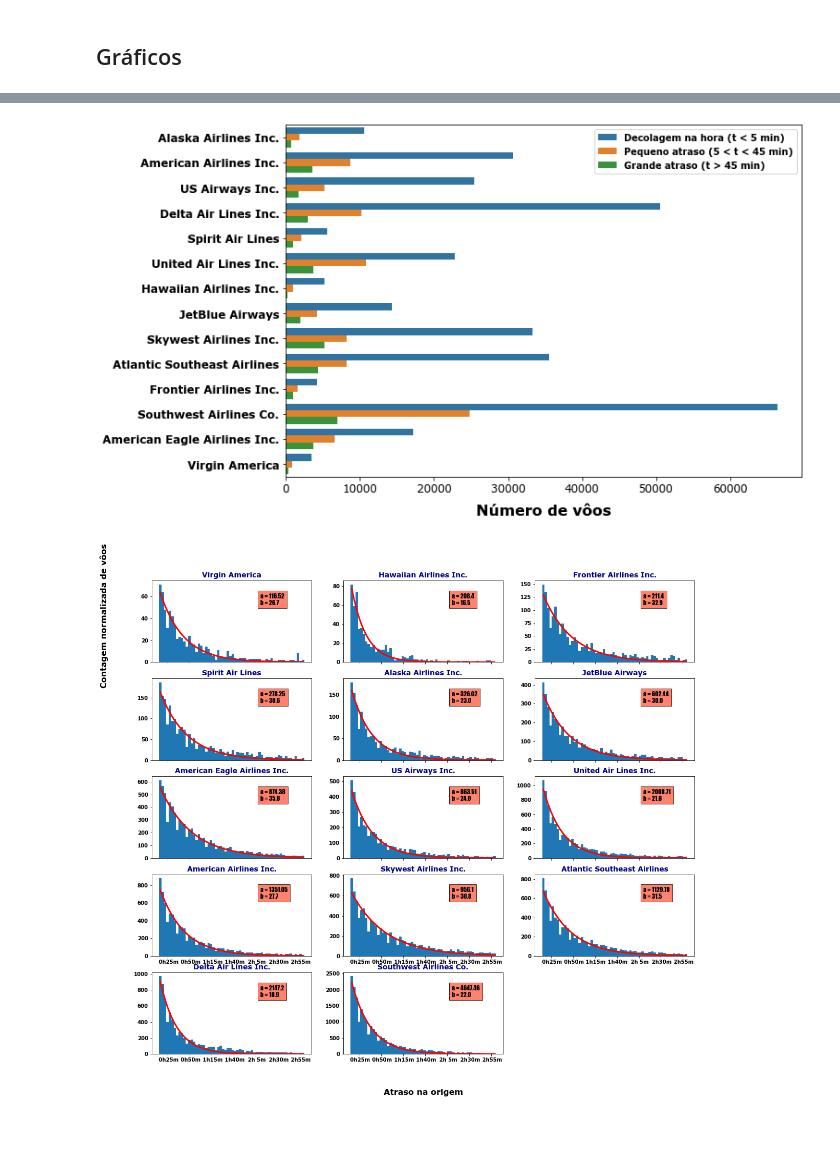
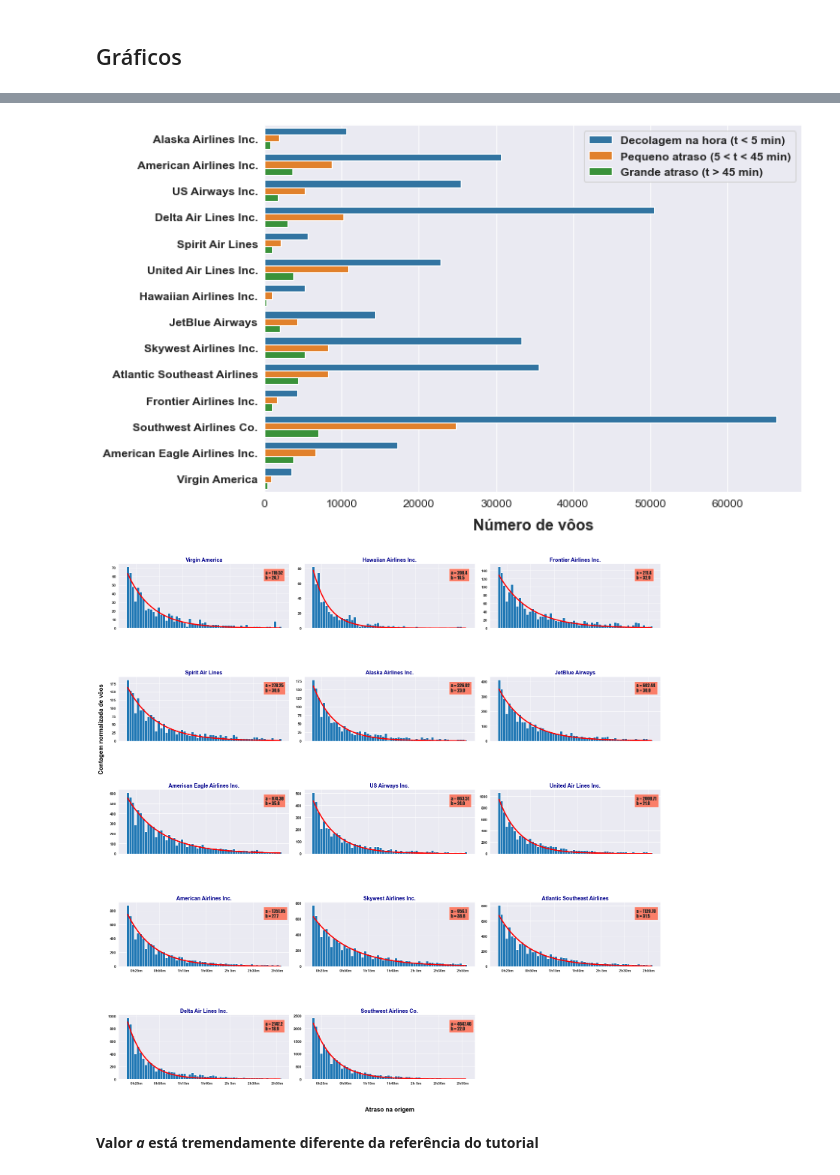
Before and after one commit to bekwendhausen/voos-kaggle-2015, a Jupyter notebook: flights-delay.ipynb, the cells around one changed output, grey strips where cells are left out. Drawn from its saved outputs; the diff is of its cells as text; code cells hidden in the pictures; blank space fills up the shorter version.

Commit message:
trabalhos até 22/03 15h20; TypeError e a parameter error presentes

```diff
--- a/flights-delay.ipynb
+++ b/flights-delay.ipynb
@@ -12,3 +22,27 @@ from scipy.optimize import curve_fit
+# %%
+import datetime, warnings, scipy
+import pandas as pd
+import numpy as np
+import seaborn as sns
+import matplotlib as mpl
+import matplotlib.pyplot as plt
+import matplotlib.patches as patches
+from matplotlib.patches import ConnectionPatch
+from collections import OrderedDict
+from matplotlib.gridspec import GridSpec
+from sklearn import metrics, linear_model
+from sklearn.preprocessing import PolynomialFeatures, StandardScaler
+from sklearn.preprocessing import LabelEncoder, OneHotEncoder
+from sklearn.model_selection import train_test_split, cross_val_score, cross_val_predict
+from scipy.optimize import curve_fit
+plt.rcParams["patch.force_edgecolor"] = True
+plt.style.use('fivethirtyeight')
+mpl.rc('patch', edgecolor = 'dimgray', linewidth=1)
+from IPython.core.interactiveshell import InteractiveShell
+InteractiveShell.ast_node_interactivity = "last_expr"
+pd.options.display.max_columns = 50
+%matplotlib inline
+warnings.filterwarnings("ignore")
 # %%
 df = pd.read_csv('flights.jan.csv')
 # %%
@@ -200,6 +234,8 @@ df2['AIRLINE'] = df2['AIRLINE'].replace(abrev_companhias)
 colors = ['royalblue', 'grey', 'wheat', 'c', 'firebrick', 'seagreen',
           'lightskyblue', 'lightcoral', 'yellowgreen', 'gold',
           'tomato', 'violet', 'aquamarine', 'chartreuse']
+# %%
+sns.set_style("darkgrid")
 # %%
 fig = plt.figure(1, figsize=(16, 15))
 gs = GridSpec(2, 2)
@@ -305,7 +341,7 @@ plt.xlabel('Número de vôos', fontsize=16, weight='bold', labelpad=10)
 
 # Colocando a legenda
 
-L = plt.legend()
+L = plt.legend(fontsize=12)
 L.get_texts()[0].set_text('Decolagem na hora (t < 5 min)')
 L.get_texts()[1].set_text('Pequeno atraso (5 < t < 45 min)')
 L.get_texts()[2].set_text('Grande atraso (t > 45 min)')
@@ -313,4 +349,4 @@ L.get_texts()[2].set_text('Grande atraso (t > 45 min)')
 
 plt.show()
 # %% [output]
-[figure, old version]
+[figure, new version]
@@ -321,15 +353,21 @@ def fit_hist(x, a, b):
 # %%
+# Função modelo usada para fitar os histogramas
+def fit_hist(x, a, b):
+  return a * np.exp(-x/b)
+
+# --
+
 pontos = []
 label_comp = []
 
-fig = plt.figure(1, figsize=(19,17))
+fig = plt.figure(1, figsize=(21,21))
 
 i = 0
 for nome_comp in [abrev_companhias[x] for x in estats_companhias.index]:
     i += 1
     ax = fig.add_subplot(5, 3, i)
 
-    # Fitar a distribuição
+    # Fitando a distribuição
     n, bins, patches = plt.hist(x=df2[df2['AIRLINE'] == nome_comp]
                                 ['DEPARTURE_DELAY'], range=(15, 180),
                                  bins=60)
@@ -343,33 +381,35 @@ for nome_comp in [abrev_companhias[x] for x in estats_companhias.index]:
     # Desenhando a curva fitada
     plt.plot(bin_centers, fit_hist(bin_centers, *popt), 'r-', linewidth=3)
 
     # Definindo as marcações em cada subplot
     if i < 10:
         ax.set_xticklabels(['' for x in ax.get_xticks()])
     else:
         ax.set_xticklabels(['{:2.0f}h{:2.0f}m'.format(
             *[int(y) for y in divmod(x, 60)])
             for x in ax.get_xticks()])
 
     # Título do subplot
     plt.title(nome_comp, fontsize=14, fontweight='bold', color='darkblue')
 
     # Labels dos eixos
     if i == 4:
-        ax.text(-0.3, 0.9, 'Contagem normalizada de vôos', fontsize=16,
+        ax.text(-0.1, -0.5, 'Contagem normalizada de vôos', fontsize=16,
                 rotation=90, color='k', horizontalalignment='center',
                 transform=ax.transAxes)
     if i == 14:
         ax.text(0.5, -0.5, 'Atraso na origem', fontsize=16, rotation=0,
                 color='k', horizontalalignment='center',
                 transform=ax.transAxes)
 
     # Legenda: valores dos coeficientes a e b
-    ax.text(0.68, 0.7, 'a = {}\nb = {}'.format(round(popt[0], 2),
+    ax.text(0.86, 0.76, 'a = {}\nb = {}'.format(round(popt[0], 2),
             round(popt[1], 1)), style='italic', transform=ax.transAxes,
             fontsize=12, family='fantasy', bbox={'facecolor': 'tomato',
             'alpha': 0.8, 'pad': 5})
 
 plt.tight_layout()
 # %% [output]
-[figure, old version]
+[figure, new version]
+# %% [markdown]
+**Valor *a* está tremendamente diferente da referência do tutorial**
```
Also changed, not shown: parts of 5 cells of this notebook.
